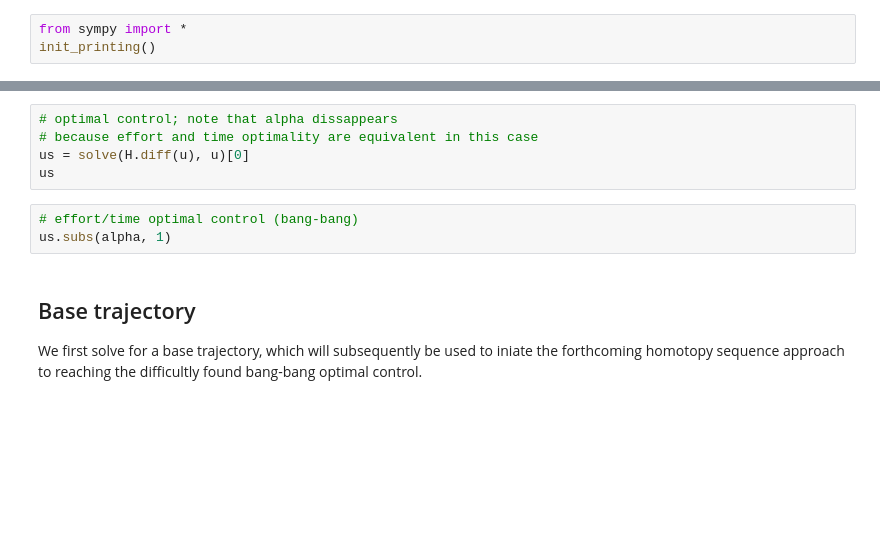
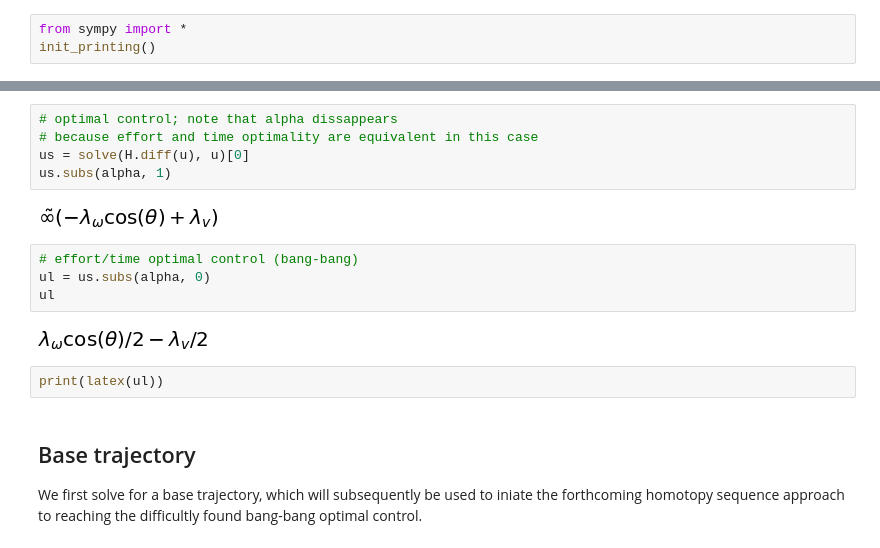
Before and after one commit to cisprague/iros2019, a Jupyter notebook: notebooks/pendulum.ipynb, the cells around one changed output, grey strips where cells are left out. Drawn from its saved outputs; the diff is of its cells as text; blank space fills up the shorter version.

```diff
--- a/notebooks/pendulum.ipynb
+++ b/notebooks/pendulum.ipynb
@@ -42,11 +54,18 @@ dl
 # %%
 # optimal control; note that alpha dissappears
 # because effort and time optimality are equivalent in this case
 us = solve(H.diff(u), u)[0]
-us
+us.subs(alpha, 1)
+# %% [output]
+[figure, added]
 # %%
 # effort/time optimal control (bang-bang)
-us.subs(alpha, 1)
+ul = us.subs(alpha, 0)
+ul
+# %% [output]
+[figure, added]
+# %%
+print(latex(ul))
 # %% [markdown]
 ## Base trajectory
 We first solve for a base trajectory, which will subsequently be used to iniate the forthcoming homotopy sequence approach to reaching the difficultly found bang-bang optimal control.
```
Also changed, not shown: parts of 20 cells of this notebook, 5 other files.
